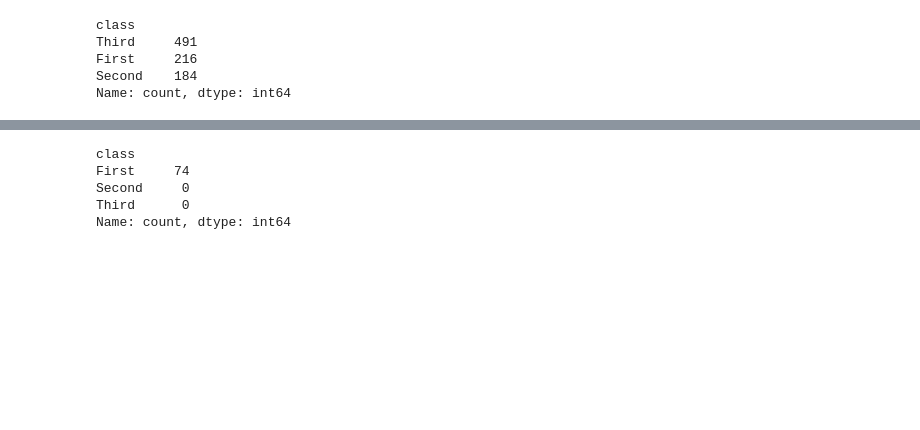
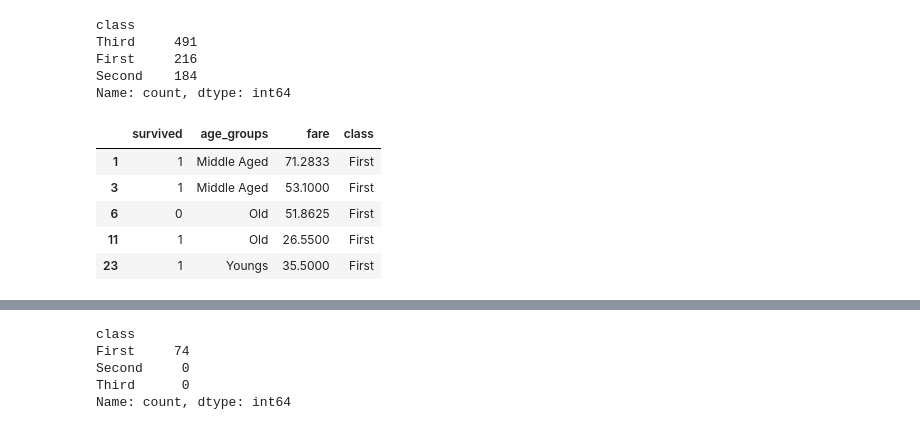
Before and after one commit to sarvesh9213/MACHINE_LEARNING, a Jupyter notebook: pandas/01_pandas.ipynb, the cells around one changed output, grey strips where cells are left out. Cells and saved outputs as stored; diff of their text form; code cells hidden in the pictures; blank space fills up the shorter version.

```diff
--- a/pandas/01_pandas.ipynb
+++ b/pandas/01_pandas.ipynb
@@ -699,3 +700,12 @@ Name: count, dtype: int64
 df_first = df_01[df_01['class'] == 'First']
+# %%
+df_first.head()
+# %% [output]
+|  | survived | age_groups | fare | class |
+| 1 | 1 | Middle Aged | 71.2833 | First |
+| 3 | 1 | Middle Aged | 53.1000 | First |
+| 6 | 0 | Old | 51.8625 | First |
+| 11 | 1 | Old | 26.5500 | First |
+| 23 | 1 | Youngs | 35.5000 | First |
 # %%
 # lets select only those rows whihc have paid more than 200 Pounds
```
Also changed, not shown: parts of 3 cells of this notebook.
